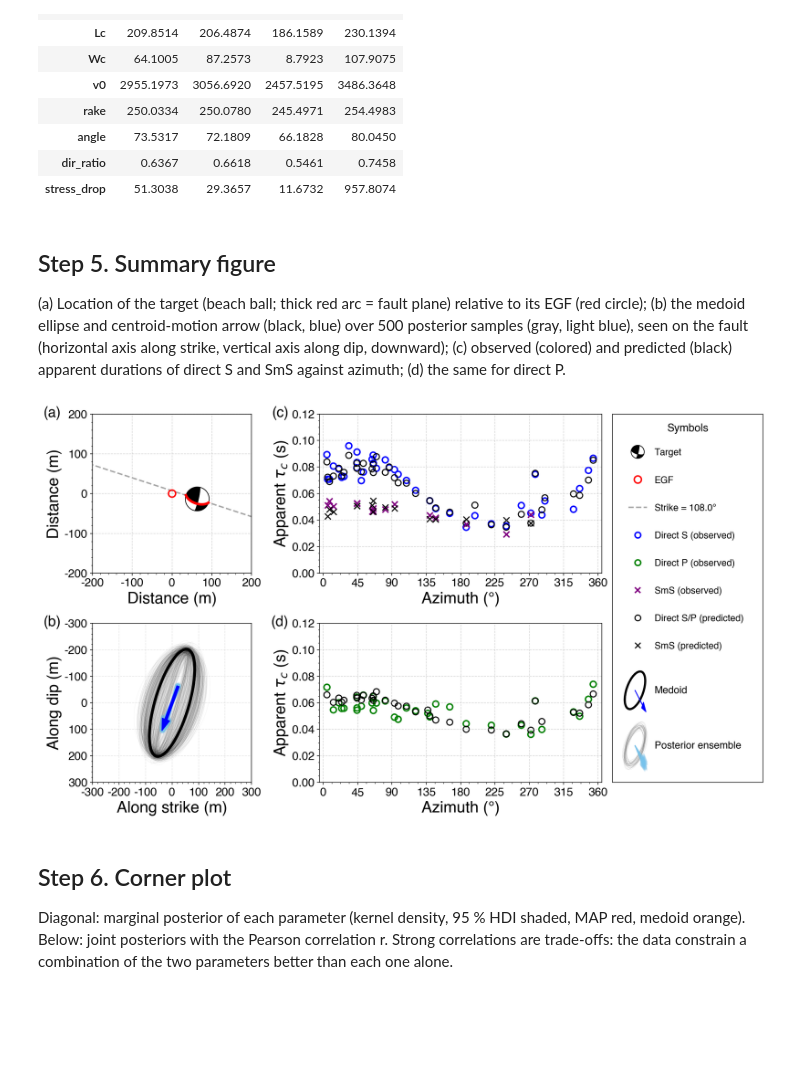
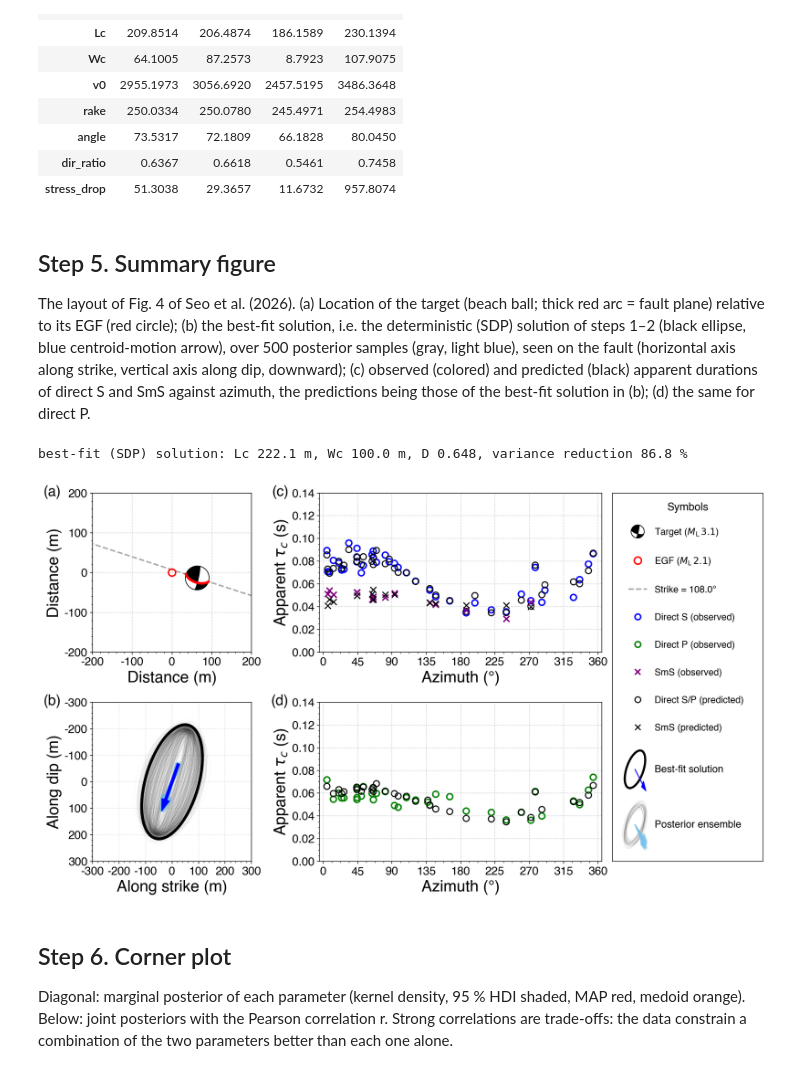
Before and after one commit to seismoseo/bayes2mt, a Jupyter notebook: examples/03_sdm_inversion.ipynb, the cells around one changed output. Saved outputs shown, nothing was run; the diff lists cells and outputs as text; code cells hidden in the pictures; blank space fills up the shorter version.

```diff
--- a/examples/03_sdm_inversion.ipynb
+++ b/examples/03_sdm_inversion.ipynb
@@ -139,17 +139,25 @@ summary.round(4)
 # %% [markdown]
 ## Step 5. Summary figure
 
-(a) Location of the target (beach ball; thick red arc = fault plane) relative to its EGF (red circle); (b) the
-medoid ellipse and centroid-motion arrow (black, blue) over 500 posterior samples (gray, light blue), seen on the
-fault (horizontal axis along strike, vertical axis along dip, downward); (c) observed (colored) and predicted
-(black) apparent durations of direct S and SmS against azimuth; (d) the same for direct P.
+The layout of Fig. 4 of Seo et al. (2026). (a) Location of the target (beach ball; thick red arc = fault plane)
+relative to its EGF (red circle); (b) the best-fit solution, i.e. the deterministic (SDP) solution of steps 1–2
+(black ellipse, blue centroid-motion arrow), over 500 posterior samples (gray, light blue), seen on the fault
+(horizontal axis along strike, vertical axis along dip, downward); (c) observed (colored) and predicted (black)
+apparent durations of direct S and SmS against azimuth, the predictions being those of the best-fit solution in
+(b); (d) the same for direct P.
 # %%
 loc = relloc.locate(table, vp=vp * 1000, vs=vs * 1000)
 offset = relative_offset(loc.azimuth, loc.dip, loc.L)
-fig, axes = plot_sdm_summary(offset, (strike, dip, rake), medoid, post, table.azimuth, table.phase,
-                             table.tauc, pred[i_med], best_label="Medoid")
+fig, axes = plot_sdm_summary(offset, (strike, dip, rake), sdp.params, post, table.azimuth, table.phase,
+                             table.tauc, sdp.pred, best_label="Best-fit solution",
+                             target_label=rf"Target ($M_\mathrm{{L}}\,{event['ml']}$)",
+                             egf_label=rf"EGF ($M_\mathrm{{L}}\,{event['egf_ml']}$)",
+                             tauc_max=0.14)      # duration axis of Fig. 4; by default it follows the data
+print(f"best-fit (SDP) solution: Lc {sdp.params['Lc']:.1f} m, Wc {sdp.params['Wc']:.1f} m, "
+      f"D {sdp.params['dir_ratio']:.3f}, variance reduction {sdp.vr:.1f} %")
 # %% [output]
+best-fit (SDP) solution: Lc 222.1 m, Wc 100.0 m, D 0.648, variance reduction 86.8 %
-[figure, old version]
+[figure, new version]
 # %% [markdown]
 ## Step 6. Corner plot
 
```
Also changed, not shown: 4 other files.
